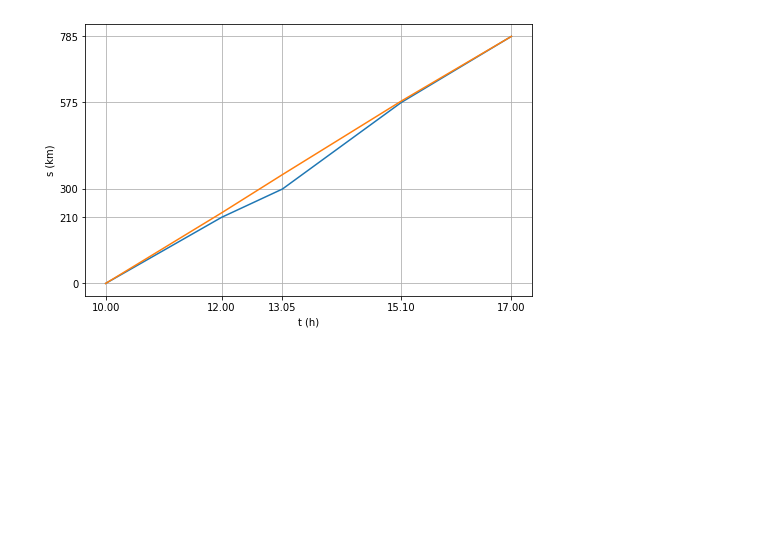
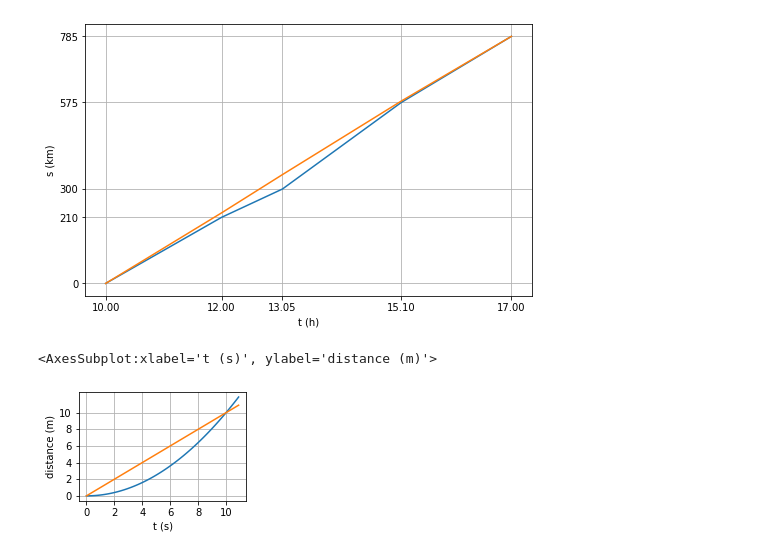
Before and after one commit to dennyb87/phoenomena, a Jupyter notebook: 3_forze_e_moto/esercizi/notebook.ipynb, the cells around one changed output. Drawn from its saved outputs; the diff is of its cells as text; code cells hidden in the pictures; blank space fills up the shorter version.

```diff
--- a/3_forze_e_moto/esercizi/notebook.ipynb
+++ b/3_forze_e_moto/esercizi/notebook.ipynb
@@ -218,3 +218,14 @@ df.plot.line(grid=True, xticks=df.index, yticks=df.y, xlabel="t (h)", ylabel="s
 # %% [output]
 <AxesSubplot:xlabel='t (h)', ylabel='s (km)'>
 [figure]
+# %%
+a = 0.2 # m/s^2
+seconds = [t/10 for t in range(110)]
+distance = [a/2*t**2 for t in seconds]
+
+df = pd.DataFrame({"a": distance, "b": [t for t in seconds]}, index=seconds)
+subsample = df[df.index * 10 % 20 == 0]
+df.plot.line(grid=True, xticks=subsample.index, yticks=subsample.b, xlabel="t (s)", ylabel="distance (m)", figsize=[3, 2], legend=False)
+# %% [output]
+<AxesSubplot:xlabel='t (s)', ylabel='distance (m)'>
+[figure, added]
```
Also changed, not shown: 1 other file.
